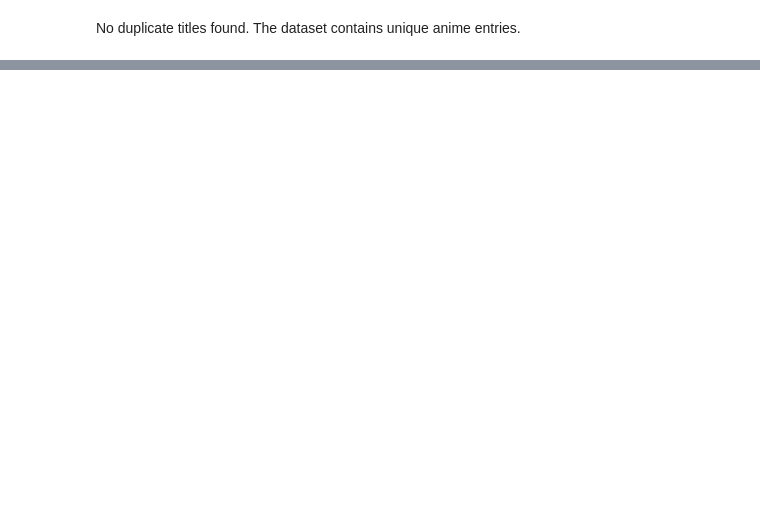
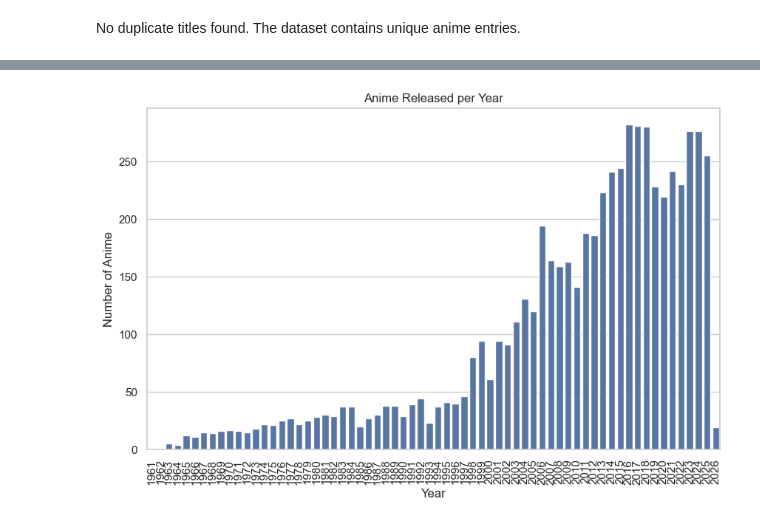
Before and after one commit to MIAR-Riza27/anime-rating-predictor, a Jupyter notebook: notebooks/01-eda.ipynb, the cells around one changed output, grey strips where cells are left out. Drawn from its saved outputs; the diff is of its cells as text; code cells hidden in the pictures; blank space fills up the shorter version.

```diff
--- a/notebooks/01-eda.ipynb
+++ b/notebooks/01-eda.ipynb
@@ -174,0 +321,9 @@ In the next section, we will explore the dataset using various visualizations to
+# %%
+sns.countplot(data=df_selected[df_selected["year"] > 0], x="year")
+plt.title("Anime Released per Year")
+plt.xticks(rotation=90)
+plt.xlabel("Year")
+plt.ylabel("Number of Anime")
+plt.show()
+# %% [output]
+[figure, added]
```
Also changed, not shown: parts of 13 cells of this notebook.
